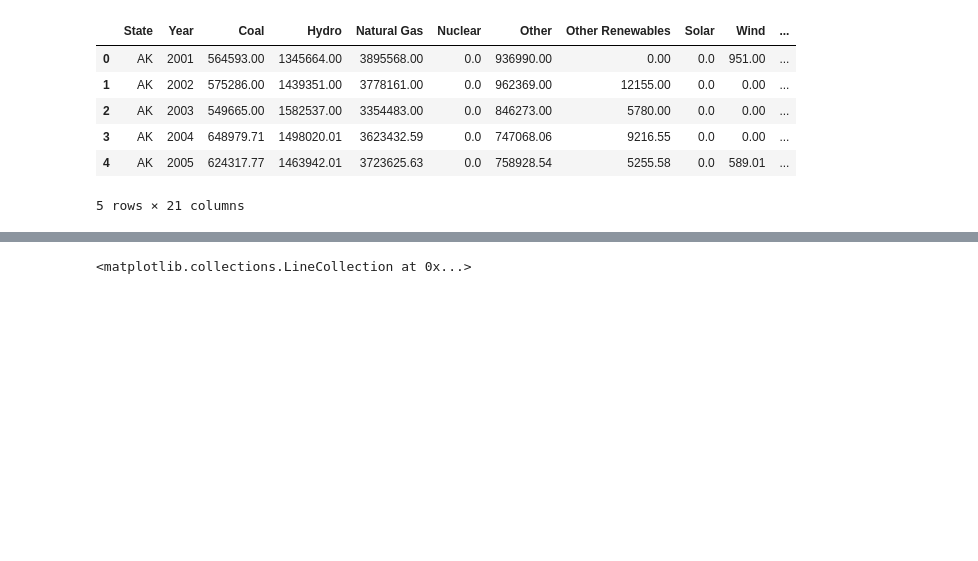
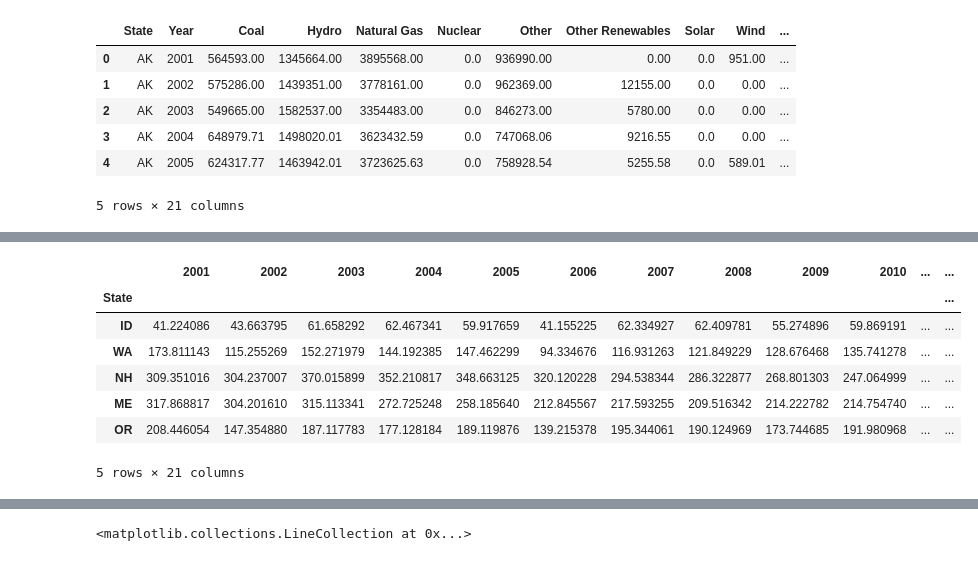
Before and after one commit to gschivley/carbon-index, a Jupyter notebook: State index & gen data.ipynb, the cells around one changed output, grey strips where cells are left out. Drawn from its saved outputs; the diff is of its cells as text; code cells hidden in the pictures; blank space fills up the shorter version.

```diff
--- a/State index & gen data.ipynb
+++ b/State index & gen data.ipynb
@@ -393,0 +362,11 @@ pd.merge(barbell_index, cpp_goals, right_index=True, left_index=True)
+# %%
+cpp_barbell.head()
+# %% [output]
+|  | 2001 | 2002 | 2003 | 2004 | 2005 | 2006 | 2007 | 2008 | 2009 | 2010 | ... | ... |
+| State |  |  |  |  |  |  |  |  |  |  |  | ... |
+| ID | 41.224086 | 43.663795 | 61.658292 | 62.467341 | 59.917659 | 41.155225 | 62.334927 | 62.409781 | 55.274896 | 59.869191 | ... | ... |
+| WA | 173.811143 | 115.255269 | 152.271979 | 144.192385 | 147.462299 | 94.334676 | 116.931263 | 121.849229 | 128.676468 | 135.741278 | ... | ... |
+| NH | 309.351016 | 304.237007 | 370.015899 | 352.210817 | 348.663125 | 320.120228 | 294.538344 | 286.322877 | 268.801303 | 247.064999 | ... | ... |
+| ME | 317.868817 | 304.201610 | 315.113341 | 272.725248 | 258.185640 | 212.845567 | 217.593255 | 209.516342 | 214.222782 | 214.754740 | ... | ... |
+| OR | 208.446054 | 147.354880 | 187.117783 | 177.128184 | 189.119876 | 139.215378 | 195.344061 | 190.124969 | 173.744685 | 191.980968 | ... | ... |
+5 rows × 21 columns
```
Also changed, not shown: parts of 14 cells of this notebook.
